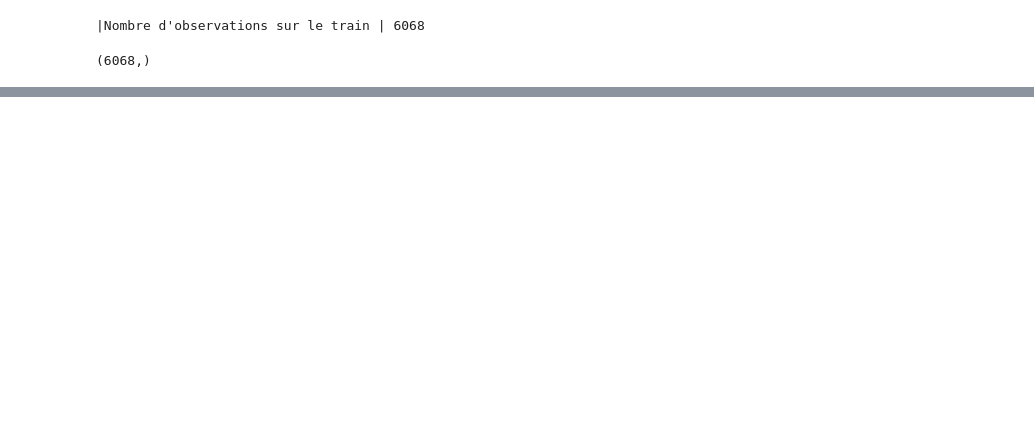
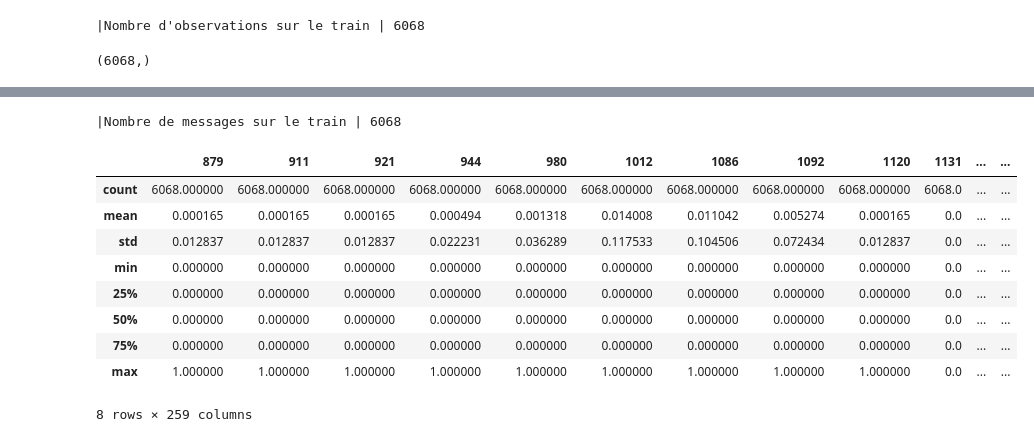
Before and after one commit to dokteurwho/position_predict, a Jupyter notebook: TP_Geoloc-Copy1.ipynb, the cells around one changed output, grey strips where cells are left out. Drawn from its saved outputs; the diff is of its cells as text; code cells hidden in the pictures; blank space fills up the shorter version.

```diff
--- a/TP_Geoloc-Copy1.ipynb
+++ b/TP_Geoloc-Copy1.ipynb
@@ -410,3 +364,9 @@ def Eval_geoloc(y_train_lat , y_train_lng, y_pred_lat, y_pred_lng):
     err_vec = vincenty_vec(np.transpose(vec_coord))
 
     return err_vec
+# %%
+df_train = df_merge.copy()
+df_train['inv_d_rssi'] = 1 / df_merge['d_rssi'].values
+df_train['is_rssi'] = 1
+df_train['level_rssi'] = pd.cut(df_train.rssi, [-160, -90, -80, -70, -67, -30, 0], right=True, labels=[1,2,3,4,5,6])
+df_train['level_rssi'] = df_train['level_rssi'].astype(int)
@@ -412,0 +393,20 @@ def Eval_geoloc(y_train_lat , y_train_lng, y_pred_lat, y_pred_lng):
+# %%
+# df_X_train = feat_mat_const(df_train, listOfBs, val='d_rssi', fillna=71)
+#df_X_train = feat_mat_const(df_train, listOfBs, val='is_rssi')
+df_X_train = feat_mat_const(df_train, listOfBs, val='level_rssi')
+print("|Nombre de messages sur le train |", len(df_X_train))
+# %% [output]
+|Nombre de messages sur le train | 6068
+# %%
+df_X_train.describe()
+# %% [output]
+|  | 879 | 911 | 921 | 944 | 980 | 1012 | 1086 | 1092 | 1120 | 1131 | ... | ... |
+| count | 6068.000000 | 6068.000000 | 6068.000000 | 6068.000000 | 6068.000000 | 6068.000000 | 6068.000000 | 6068.000000 | 6068.000000 | 6068.0 | ... | ... |
+| mean | 0.000165 | 0.000165 | 0.000165 | 0.000494 | 0.001318 | 0.014008 | 0.011042 | 0.005274 | 0.000165 | 0.0 | ... | ... |
+| std | 0.012837 | 0.012837 | 0.012837 | 0.022231 | 0.036289 | 0.117533 | 0.104506 | 0.072434 | 0.012837 | 0.0 | ... | ... |
+| min | 0.000000 | 0.000000 | 0.000000 | 0.000000 | 0.000000 | 0.000000 | 0.000000 | 0.000000 | 0.000000 | 0.0 | ... | ... |
+| 25% | 0.000000 | 0.000000 | 0.000000 | 0.000000 | 0.000000 | 0.000000 | 0.000000 | 0.000000 | 0.000000 | 0.0 | ... | ... |
+| 50% | 0.000000 | 0.000000 | 0.000000 | 0.000000 | 0.000000 | 0.000000 | 0.000000 | 0.000000 | 0.000000 | 0.0 | ... | ... |
+| 75% | 0.000000 | 0.000000 | 0.000000 | 0.000000 | 0.000000 | 0.000000 | 0.000000 | 0.000000 | 0.000000 | 0.0 | ... | ... |
+| max | 1.000000 | 1.000000 | 1.000000 | 1.000000 | 1.000000 | 1.000000 | 1.000000 | 1.000000 | 1.000000 | 0.0 | ... | ... |
+8 rows × 259 columns
```
Also changed, not shown: parts of 11 cells of this notebook.
